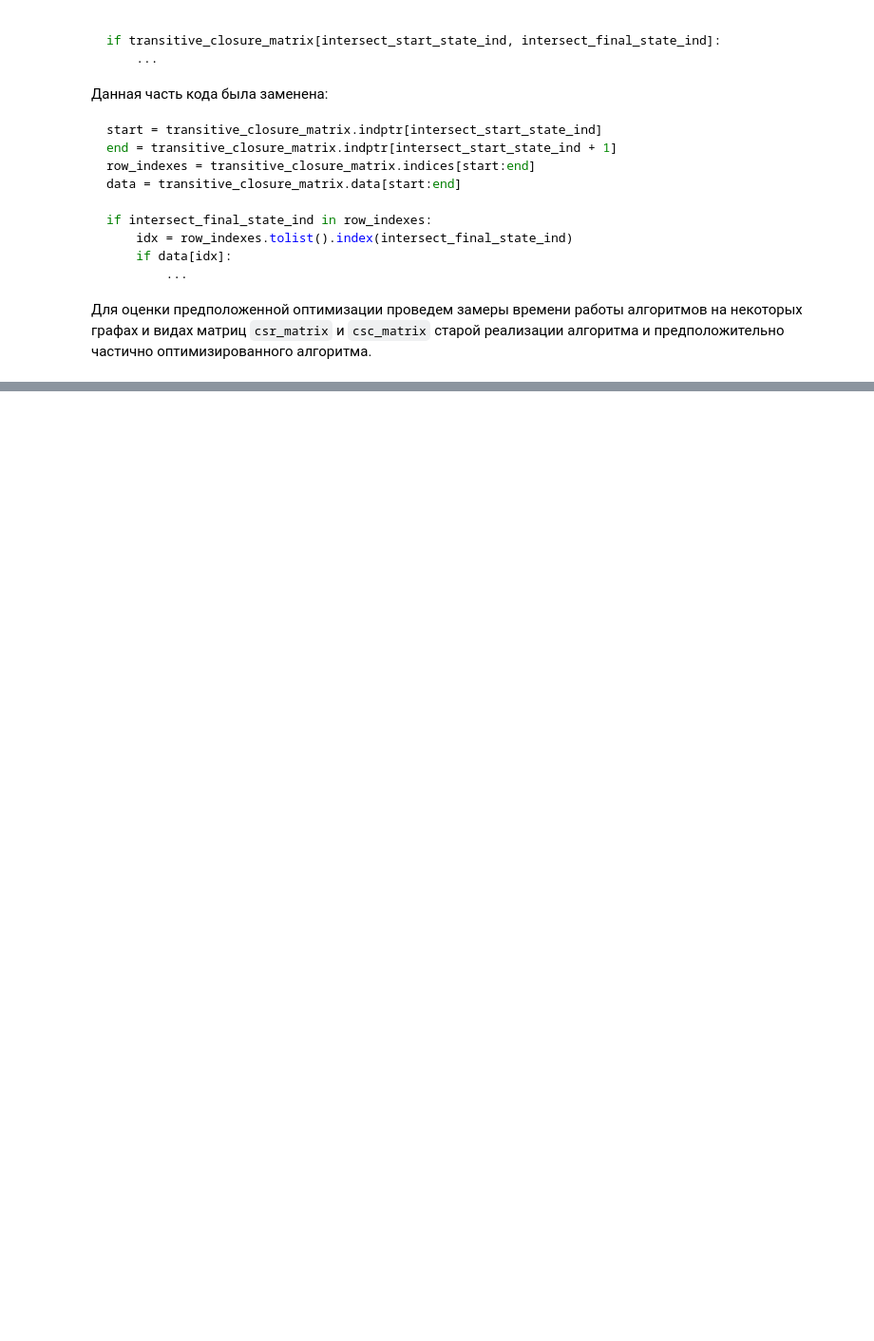
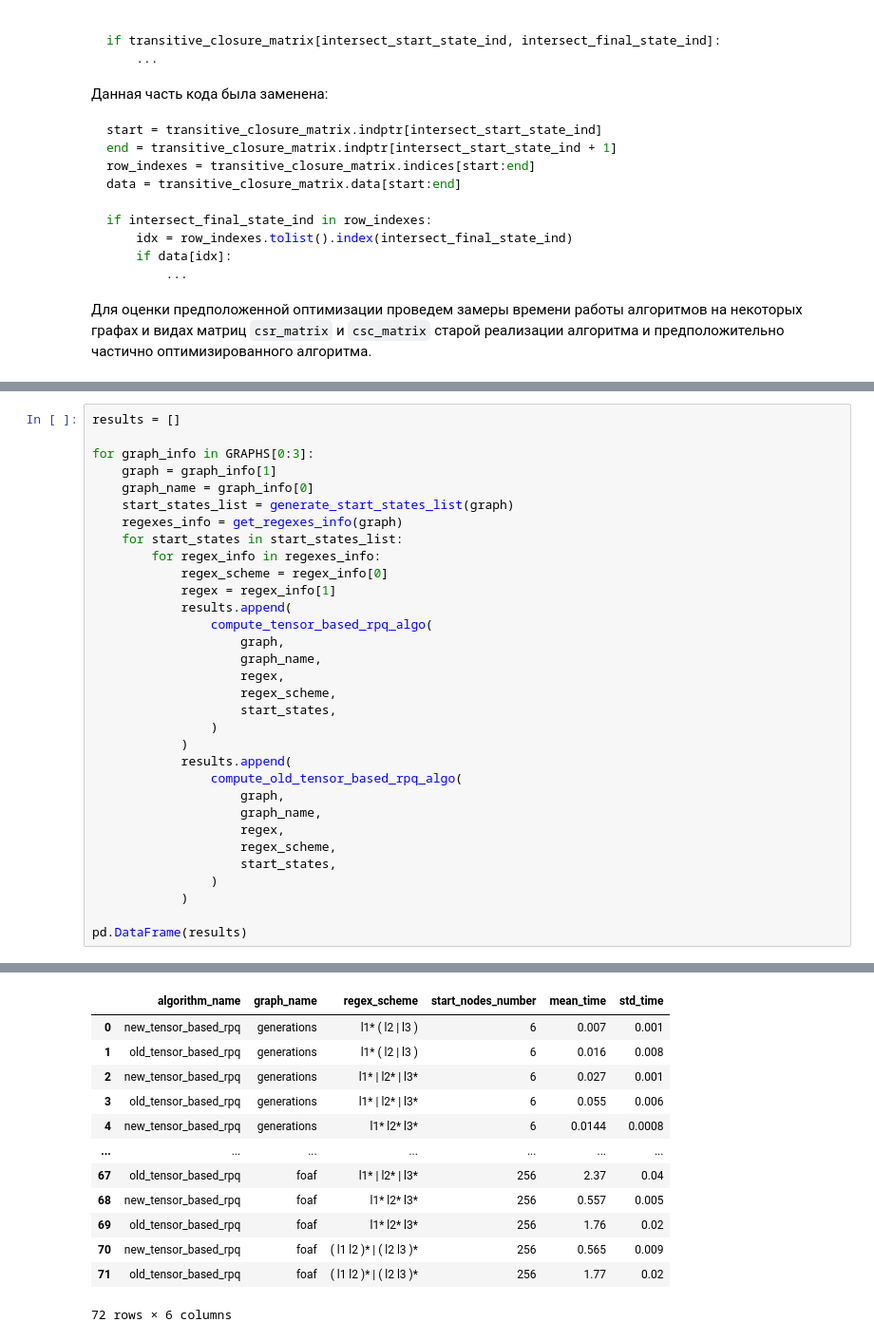
Before and after one commit to tepa46/formal-lang-course, a Jupyter notebook: experiments/task5.ipynb, the cells around one changed output, grey strips where cells are left out. Shown at 95% size. Drawn from its saved outputs; the diff is of its cells as text; blank space fills up the shorter version.

```diff
--- a/experiments/task5.ipynb
+++ b/experiments/task5.ipynb
@@ -460,0 +546,33 @@ if intersect_final_state_ind in row_indexes:
+# %%
+results = []
+
+for graph_info in GRAPHS[0:3]:
+    graph = graph_info[1]
+    graph_name = graph_info[0]
+    start_states_list = generate_start_states_list(graph)
+    regexes_info = get_regexes_info(graph)
+    for start_states in start_states_list:
+        for regex_info in regexes_info:
+            regex_scheme = regex_info[0]
+            regex = regex_info[1]
+            results.append(
+                compute_tensor_based_rpq_algo(
+                    graph,
+                    graph_name,
+                    regex,
+                    regex_scheme,
+                    start_states,
+                )
+            )
+            results.append(
+                compute_old_tensor_based_rpq_algo(
+                    graph,
+                    graph_name,
+                    regex,
+                    regex_scheme,
+                    start_states,
+                )
+            )
+
+pd.DataFrame(results)
+# %% [output]
@@ -460,0 +594,13 @@ if intersect_final_state_ind in row_indexes:
+|  | algorithm_name | graph_name | regex_scheme | start_nodes_number | mean_time | std_time |
+| 0 | new_tensor_based_rpq | generations | l1* ( l2 | l3 ) | 6 | 0.007 | 0.001 |
+| 1 | old_tensor_based_rpq | generations | l1* ( l2 | l3 ) | 6 | 0.016 | 0.008 |
+| 2 | new_tensor_based_rpq | generations | l1* | l2* | l3* | 6 | 0.027 | 0.001 |
+| 3 | old_tensor_based_rpq | generations | l1* | l2* | l3* | 6 | 0.055 | 0.006 |
+| 4 | new_tensor_based_rpq | generations | l1* l2* l3* | 6 | 0.0144 | 0.0008 |
+| ... | ... | ... | ... | ... | ... | ... |
+| 67 | old_tensor_based_rpq | foaf | l1* | l2* | l3* | 256 | 2.37 | 0.04 |
+| 68 | new_tensor_based_rpq | foaf | l1* l2* l3* | 256 | 0.557 | 0.005 |
+| 69 | old_tensor_based_rpq | foaf | l1* l2* l3* | 256 | 1.76 | 0.02 |
+| 70 | new_tensor_based_rpq | foaf | ( l1 l2 )* | ( l2 l3 )* | 256 | 0.565 | 0.009 |
+| 71 | old_tensor_based_rpq | foaf | ( l1 l2 )* | ( l2 l3 )* | 256 | 1.77 | 0.02 |
+72 rows × 6 columns
```
Also changed, not shown: parts of 8 cells of this notebook.
